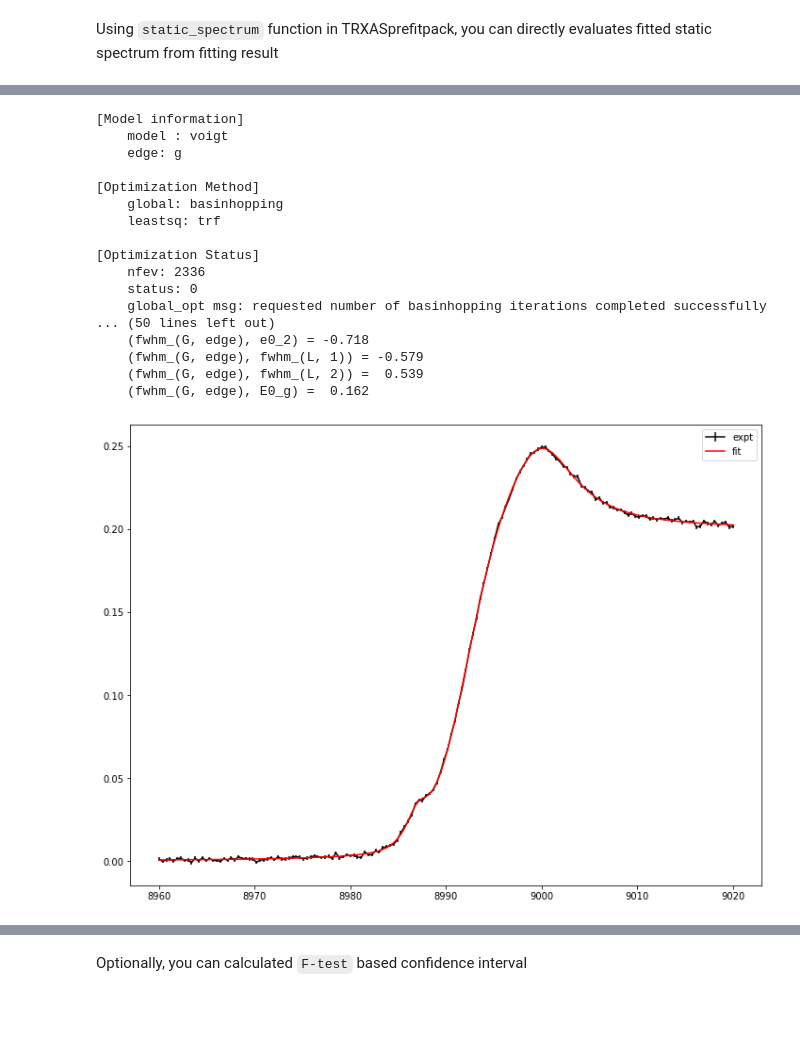
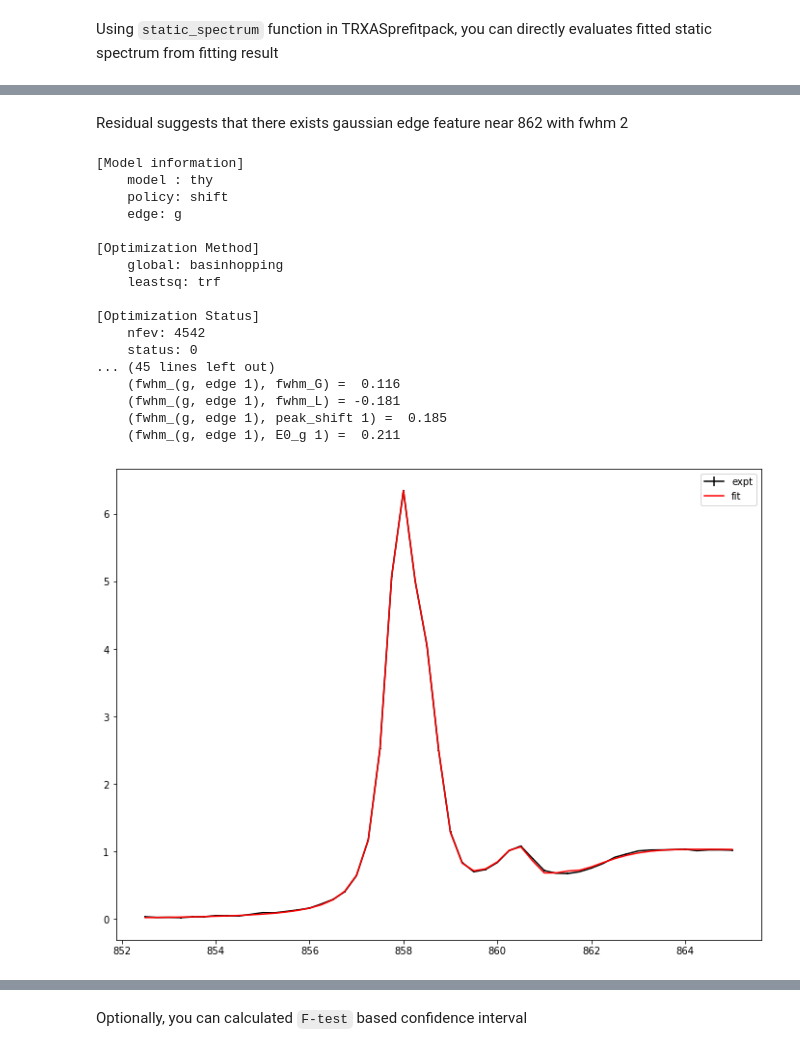
Before and after one commit to pistack/TRXASprefitpack-example, a Jupyter notebook: Fit_Static_thy.ipynb, the cells around one changed output, grey strips where cells are left out. Drawn from its saved outputs; the diff is of its cells as text; code cells hidden in the pictures; blank space fills up the shorter version.

```diff
--- a/Fit_Static_thy.ipynb
+++ b/Fit_Static_thy.ipynb
@@ -22,11 +22,11 @@ print(TRXASprefitpack.__version__)
 # Model: sum of 2 normalized theoretical spectrum
 
 edge_type = 'g'
-e0_edge = np.array([860.5, 861])
-fwhm_edge = np.array([1, 1])
+e0_edge = np.array([860.5, 862])
+fwhm_edge = np.array([1, 1.5])
 peak_shift = np.array([-862.5, -863])
 mixing = np.array([0.3, 0.7])
-mixing_edge = np.array([0.01, 0.02])
+mixing_edge = np.array([0.3, 0.7])
 fwhm_G_thy = 0.3
 fwhm_L_thy = 0.5
 
@@ -46,7 +46,7 @@ peak_shift[0], policy='shift')+\
             mixing_edge[1]*edge_gaussian(e-e0_edge[1], fwhm_edge[1])
 
 # set noise level
-eps = 1/1000
+eps = 1/100
 # generate random noise
 noise_static = np.random.normal(0, eps, model_static.size)
 
@@ -125,24 +174,28 @@ plt.show()
+# %% [markdown]
+Residual suggests that there exists gaussian edge feature near 862 with fwhm 2
 # %%
-# try with two voigt feature
-# set initial guess from previous fitting result and
-# current observation
+# try with two theoretical component and edge
 
-# set initial guess
-e0_init = np.array([8987, 8999]) # initial peak position
-fwhm_G_init = np.array([0, 0]) # fwhm_G = 0 -> lorenzian
-fwhm_L_init = np.array([3, 11])
+# refine initial guess
+policy = 'shift'
+peak_shift_init = np.array([-862.6, -863])
+# Note that each thoeretical spectrum shares full width at half maximum paramter
+fwhm_G_thy_init = 0.25
+fwhm_L_thy_init = 0.5
+# add one edge feature
+e0_edge_init = np.array([862])
+fwhm_edge_init = np.array([2])
 
-e0_edge = 8992.3 # initial edge position
-fwhm_edge = 9 # initial edge width
-
-fit_result_static_2 = fit_static_voigt(e0_init, fwhm_G_init, fwhm_L_init, edge='g', edge_pos_init=e0_edge,
- edge_fwhm_init = fwhm_edge, do_glb=True, e=e, intensity=obs_static, eps=eps_static)
+result_2_edge = fit_static_thy(thy_peak, fwhm_G_thy_init, fwhm_L_thy_init, policy, peak_shift_init,
+edge='g', edge_pos_init=e0_edge_init, edge_fwhm_init=fwhm_edge_init, do_glb=True,
+e=e, intensity=obs_static, eps=eps_static)
 # %%
 # print fitting result
-print(fit_result_static_2)
+print(result_2_edge)
 # %% [output]
 [Model information]
-    model : voigt
+    model : thy
+    policy: shift
     edge: g
 
 [Optimization Method]
@@ -150,21 +203,20 @@ print(fit_result_static_2)
     leastsq: trf
 
 [Optimization Status]
-    nfev: 2336
+    nfev: 4542
     status: 0
-    global_opt msg: requested number of basinhopping iterations completed successfully
-... (50 lines left out)
-    (fwhm_(G, edge), e0_2) = -0.718
-    (fwhm_(G, edge), fwhm_(L, 1)) = -0.579
-    (fwhm_(G, edge), fwhm_(L, 2)) =  0.539
-    (fwhm_(G, edge), E0_g) =  0.162
+... (45 lines left out)
+    (fwhm_(g, edge 1), fwhm_G) =  0.116
+    (fwhm_(g, edge 1), fwhm_L) = -0.181
+    (fwhm_(g, edge 1), peak_shift 1) =  0.185
+    (fwhm_(g, edge 1), E0_g 1) =  0.211
 # %%
 # plot fitting result and experimental data
 
 plt.errorbar(e, obs_static, eps_static, label=f'expt', color='black')
-plt.errorbar(e, static_spectrum(e, fit_result_static_2), label=f'fit', color='red')
+plt.errorbar(e, static_spectrum(e, result_2_edge), label=f'fit', color='red')
 
 plt.legend()
 plt.show()
 # %% [output]
-[figure, old version]
+[figure, new version]
```
Also changed, not shown: parts of 22 cells of this notebook, 15 other files.
